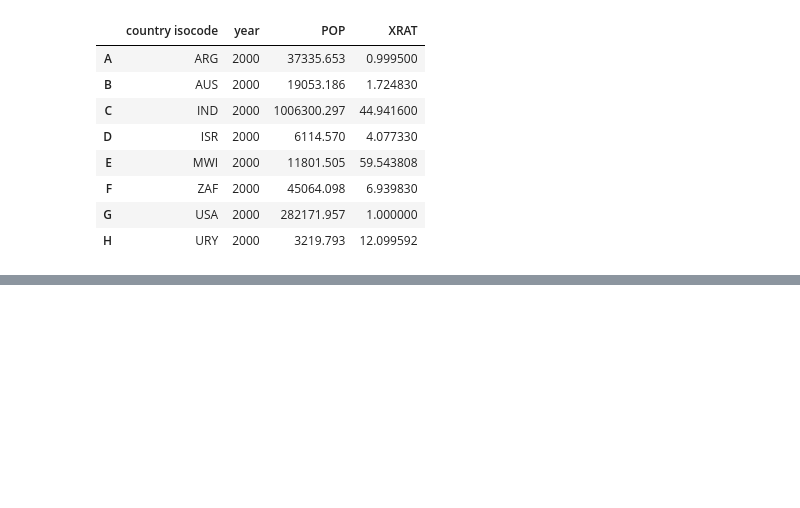
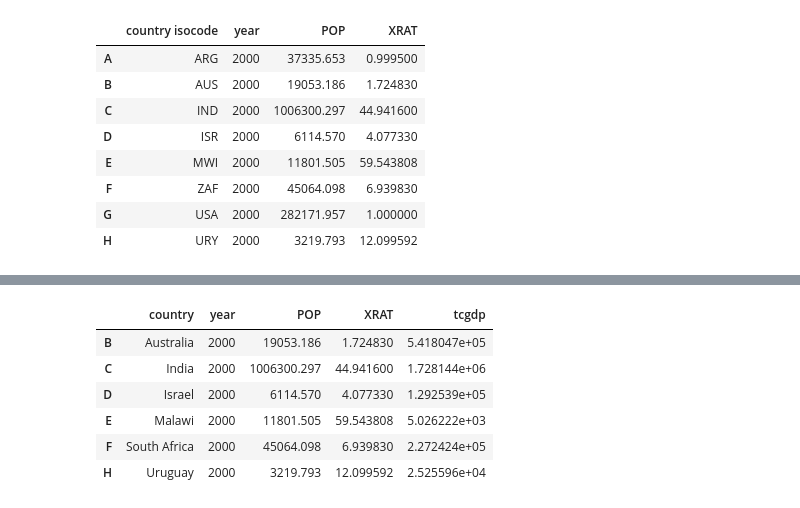
Before and after one commit to rabobahago/Python_ML_Data_Science, a Jupyter notebook: data_analyst/pandas/main.ipynb, the cells around one changed output, grey strips where cells are left out. Saved outputs shown, nothing was run; the diff lists cells and outputs as text; code cells hidden in the pictures; blank space fills up the shorter version.

```diff
--- a/data_analyst/pandas/main.ipynb
+++ b/data_analyst/pandas/main.ipynb
@@ -140,0 +184,13 @@ df.loc[(df.cc + df.cg < 100) & (df.year == 2000) ,['country isocode', 'year','PO
+# %%
+complexCondition = df.apply(
+    lambda row: row.POP > 40000 if row.country in ['Argentina', 'India', 'South Africa'] else row.POP < 20000,
+    axis=1), ['country', 'year', 'POP', 'XRAT', 'tcgdp']
+df.loc[complexCondition]
+# %% [output]
+|  | country | year | POP | XRAT | tcgdp |
+| B | Australia | 2000 | 19053.186 | 1.724830 | 5.418047e+05 |
+| C | India | 2000 | 1006300.297 | 44.941600 | 1.728144e+06 |
+| D | Israel | 2000 | 6114.570 | 4.077330 | 1.292539e+05 |
+| E | Malawi | 2000 | 11801.505 | 59.543808 | 5.026222e+03 |
+| F | South Africa | 2000 | 45064.098 | 6.939830 | 2.272424e+05 |
+| H | Uruguay | 2000 | 3219.793 | 12.099592 | 2.525596e+04 |
```
Also changed, not shown: parts of 8 cells of this notebook.
